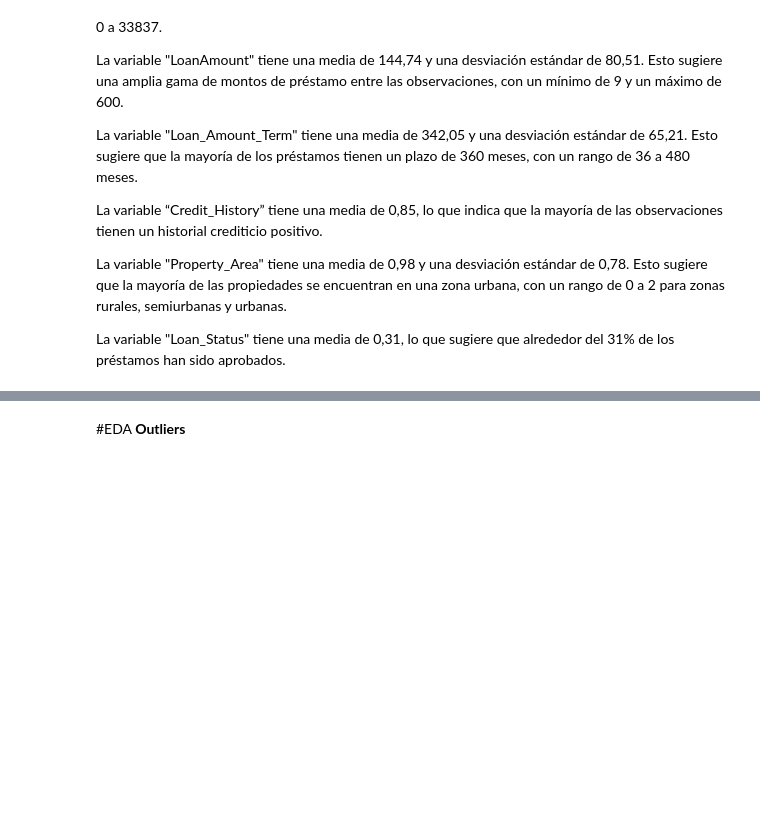
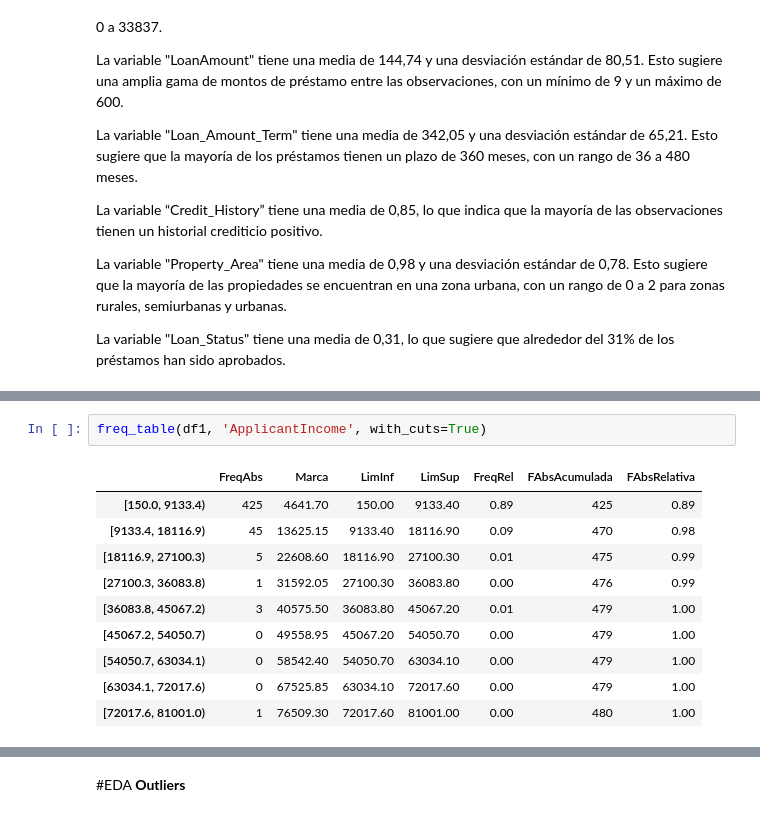
Before and after one commit to RodrigoLarroca/MachineLearning_Inicios, a Jupyter notebook: Hipotecario_prediccion_XGBoost.ipynb, the cells around one changed output, grey strips where cells are left out. Drawn from its saved outputs; the diff is of its cells as text; blank space fills up the shorter version.

```diff
--- a/Hipotecario_prediccion_XGBoost.ipynb
+++ b/Hipotecario_prediccion_XGBoost.ipynb
@@ -215,0 +287,13 @@ df1.head(1)
+# %%
+freq_table(df1, 'ApplicantIncome', with_cuts=True)
+# %% [output]
+|  | FreqAbs | Marca | LimInf | LimSup | FreqRel | FAbsAcumulada | FAbsRelativa |
+| [150.0, 9133.4) | 425 | 4641.70 | 150.00 | 9133.40 | 0.89 | 425 | 0.89 |
+| [9133.4, 18116.9) | 45 | 13625.15 | 9133.40 | 18116.90 | 0.09 | 470 | 0.98 |
+| [18116.9, 27100.3) | 5 | 22608.60 | 18116.90 | 27100.30 | 0.01 | 475 | 0.99 |
+| [27100.3, 36083.8) | 1 | 31592.05 | 27100.30 | 36083.80 | 0.00 | 476 | 0.99 |
+| [36083.8, 45067.2) | 3 | 40575.50 | 36083.80 | 45067.20 | 0.01 | 479 | 1.00 |
+| [45067.2, 54050.7) | 0 | 49558.95 | 45067.20 | 54050.70 | 0.00 | 479 | 1.00 |
+| [54050.7, 63034.1) | 0 | 58542.40 | 54050.70 | 63034.10 | 0.00 | 479 | 1.00 |
+| [63034.1, 72017.6) | 0 | 67525.85 | 63034.10 | 72017.60 | 0.00 | 479 | 1.00 |
+| [72017.6, 81001.0) | 1 | 76509.30 | 72017.60 | 81001.00 | 0.00 | 480 | 1.00 |
```
Also changed, not shown: parts of 10 cells of this notebook.
